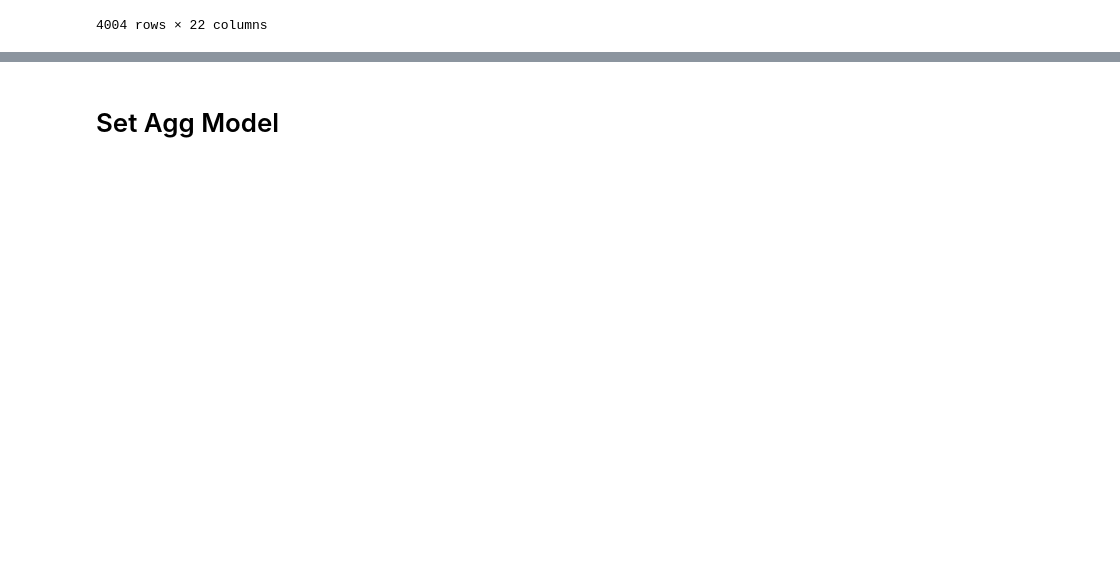
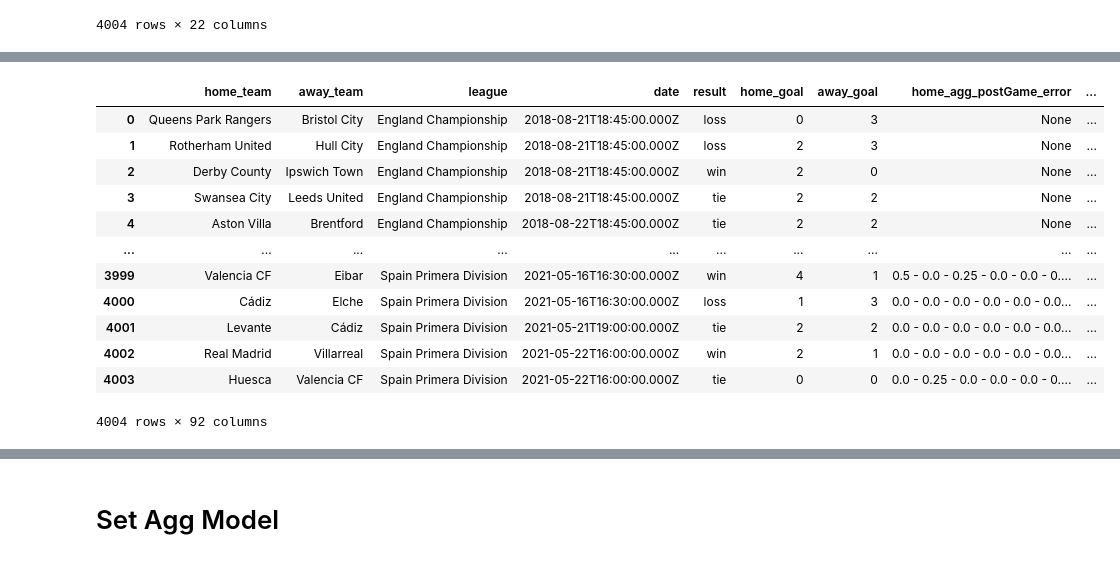
Before and after one commit to sunnybutwithano/Sports-Analysis-with-GNNs, a Jupyter notebook: Sports.ipynb, the cells around one changed output, grey strips where cells are left out. Drawn from its saved outputs; the diff is of its cells as text; code cells hidden in the pictures; blank space fills up the shorter version.

Commit message:
completed set agg. model with lineup + box score features

```diff
--- a/Sports.ipynb
+++ b/Sports.ipynb
@@ -607,0 +742,61 @@ y = torch.from_numpy(gd - dummy).reshape(-1)
+# %%
+columns = [
+   'goal', 'agg_postGame_error', 'agg_postGame_clearance',
+       'agg_postGame_index', 'lineup', 'vg_rating', 'potential',
+       'market_value', 'age_days', 'xppm', 'xgpm', 'agg_postGame_shots',
+       'agg_postGame_shots_on_target', 'agg_postGame_shots_left_foot',
+       'agg_postGame_shots_right_foot', 'agg_postGame_shots_head',
+       'agg_postGame_shots_other', 'agg_postGame_goals',
+       'agg_postGame_goals_left_foot', 'agg_postGame_goals_right_foot',
+       'agg_postGame_goals_head', 'agg_postGame_goals_other',
+       'agg_postGame_xG', 'agg_postGame_cross', 'agg_postGame_cross_success',
+       'agg_postGame_pass', 'agg_postGame_pass_success',
+       'agg_postGame_pass_final_third',
+       'agg_postGame_pass_final_third_success', 'agg_postGame_pass_forward',
+       'agg_postGame_pass_forward_success', 'agg_postGame_dribble',
+       'agg_postGame_dribble_success', 'agg_postGame_tackle',
+       'agg_postGame_tackle_success', 'agg_postGame_interception',
+       'agg_postGame_challenge', 'agg_postGame_ball_recovery',
+       'agg_postGame_ball_lost', 'agg_postGame_key_pass',
+       'agg_postGame_pickUp', 'agg_postGame_punch', 'agg_postGame_save'
+]
+query = """
+  select T2.teamName as home_team,
+         T1.teamName as away_team,
+         T1.league,
+         T1.date,
+         case
+            when (T2.goal - T1.goal) > 0 then 'win'
+            when (T2.goal - T1.goal) = 0 then 'tie'
+            when (T2.goal - T1.goal) < 0 then 'loss'
+          end as result,
+  """
+for column in columns:
+  query += f"""
+    T2.{column} as home_{column},
+    T1.{column} as away_{column},
+  """
+query += """
+    T1.gameId
+  from agg_feat_team_players_gameDf T1
+    inner join agg_feat_team_players_gameDf T2
+     on T1.gameId = T2.gameId and T1.teamName <> T2.teamName
+"""
+_ = ps.sqldf(query)
+agg_feat_matches_players = _[_.index % 2 == 0].reset_index().drop('index', axis=1)
+agg_feat_matches_players.to_csv('matches_lineup_agg_box_score_features.csv')
+agg_feat_matches_players
+# %% [output]
+|  | home_team | away_team | league | date | result | home_goal | away_goal | home_agg_postGame_error | ... |
+| 0 | Queens Park Rangers | Bristol City | England Championship | 2018-08-21T18:45:00.000Z | loss | 0 | 3 | None | ... |
+| 1 | Rotherham United | Hull City | England Championship | 2018-08-21T18:45:00.000Z | loss | 2 | 3 | None | ... |
+| 2 | Derby County | Ipswich Town | England Championship | 2018-08-21T18:45:00.000Z | win | 2 | 0 | None | ... |
+| 3 | Swansea City | Leeds United | England Championship | 2018-08-21T18:45:00.000Z | tie | 2 | 2 | None | ... |
+| 4 | Aston Villa | Brentford | England Championship | 2018-08-22T18:45:00.000Z | tie | 2 | 2 | None | ... |
+| ... | ... | ... | ... | ... | ... | ... | ... | ... | ... |
+| 3999 | Valencia CF | Eibar | Spain Primera Division | 2021-05-16T16:30:00.000Z | win | 4 | 1 | 0.5 - 0.0 - 0.25 - 0.0 - 0.0 - 0.... | ... |
+| 4000 | Cádiz | Elche | Spain Primera Division | 2021-05-16T16:30:00.000Z | loss | 1 | 3 | 0.0 - 0.0 - 0.0 - 0.0 - 0.0 - 0.0... | ... |
+| 4001 | Levante | Cádiz | Spain Primera Division | 2021-05-21T19:00:00.000Z | tie | 2 | 2 | 0.0 - 0.0 - 0.0 - 0.0 - 0.0 - 0.0... | ... |
+| 4002 | Real Madrid | Villarreal | Spain Primera Division | 2021-05-22T16:00:00.000Z | win | 2 | 1 | 0.0 - 0.0 - 0.0 - 0.0 - 0.0 - 0.0... | ... |
+| 4003 | Huesca | Valencia CF | Spain Primera Division | 2021-05-22T16:00:00.000Z | tie | 0 | 0 | 0.0 - 0.25 - 0.0 - 0.0 - 0.0 - 0.... | ... |
+4004 rows × 92 columns
```
Also changed, not shown: parts of 30 cells of this notebook.
